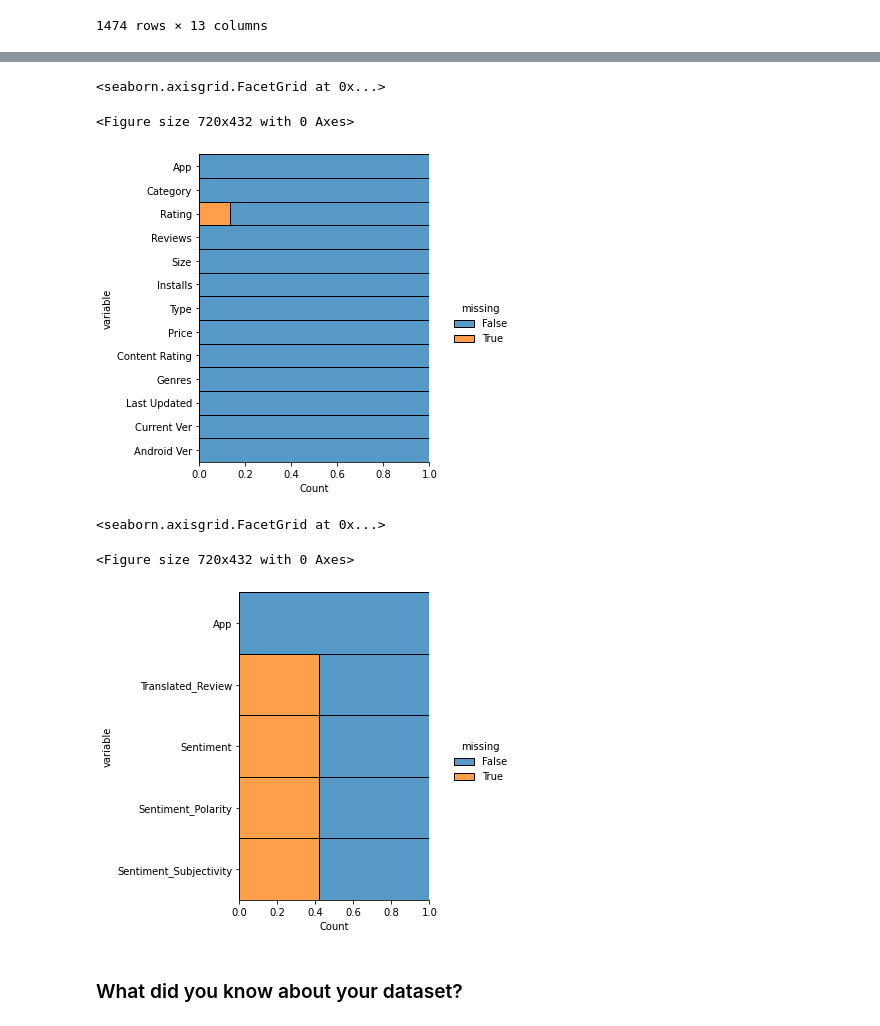
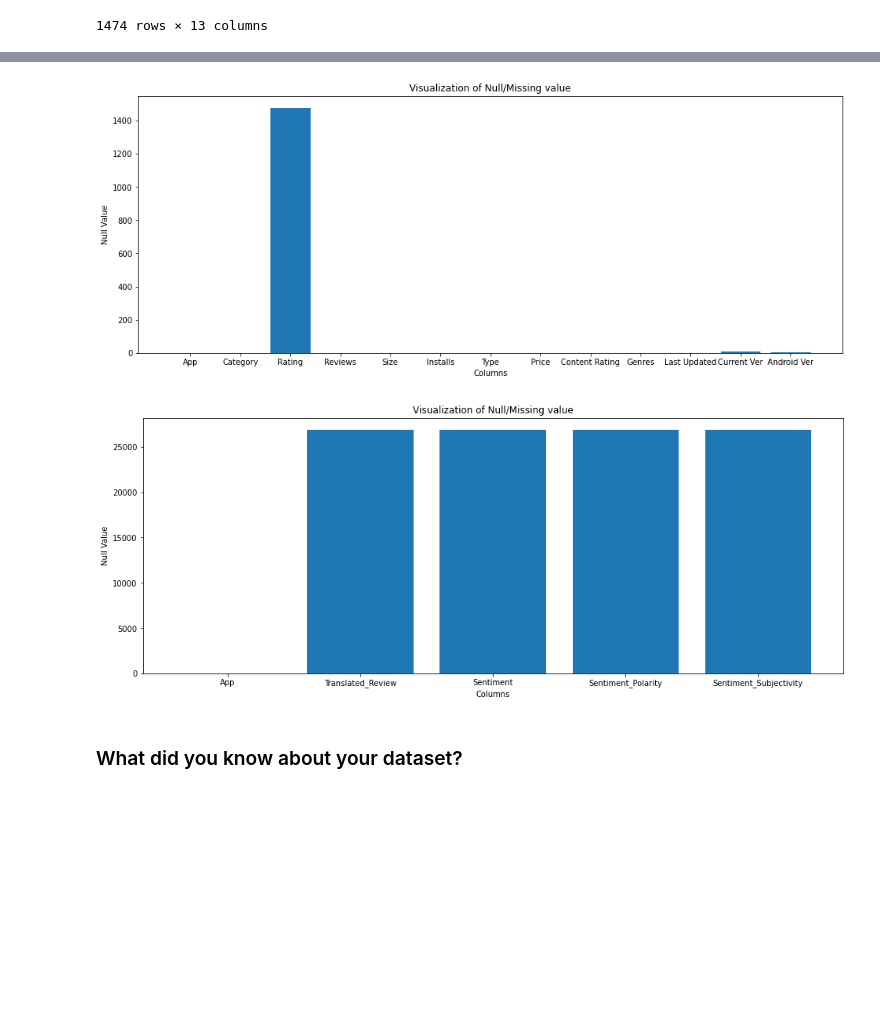
Before and after one commit to MayankDataScience/EDA_1_Data_Science, a Jupyter notebook: Play_store_app_review_analysis.ipynb, the cells around one changed output, grey strips where cells are left out. Drawn from its saved outputs; the diff is of its cells as text; code cells hidden in the pictures; blank space fills up the shorter version.

```diff
--- a/Play_store_app_review_analysis.ipynb
+++ b/Play_store_app_review_analysis.ipynb
@@ -239,29 +230,36 @@ df1[df1['Content Rating'].isna()]
 # %%
 # Visualizing the missing values
 #sns.heatmap(df1.isnull(),yticklabels=False,cbar=False)
-plt.figure(figsize=(10,6))
-sns.displot(
-    data=df1.isna().melt(value_name="missing"),
-    y="variable",
-    hue="missing",
-    multiple="fill"
-)
+plt.figure(figsize=(16,6))
+plt.bar(list(df1.columns),list(df1.isnull().sum()))
+plt.xlabel('Columns')
+plt.ylabel('Null Value')
+plt.title('Visualization of Null/Missing value')
+plt.show()
+# sns.displot(
+#     data=df1.isna().melt(value_name="missing"),
+#     y="variable",
+#     hue="missing",
+#     multiple="fill"
+# )
 # %% [output]
-<seaborn.axisgrid.FacetGrid at 0x...>
-<Figure size 720x432 with 0 Axes>
-[figure, old version]
+[figure, new version]
 # %%
-plt.figure(figsize=(10,6))
-sns.displot(
-    data=df2.isna().melt(value_name="missing"),
-    y="variable",
-    hue="missing",
-    multiple="fill"
-)
+plt.figure(figsize=(16,6))
+plt.bar(list(df2.columns),list(df2.isnull().sum()))
+plt.xlabel('Columns')
+plt.ylabel('Null Value')
+plt.title('Visualization of Null/Missing value')
+plt.show()
+# plt.figure(figsize=(10,6))
+# sns.displot(
+#     data=df2.isna().melt(value_name="missing"),
+#     y="variable",
+#     hue="missing",
+#     multiple="fill"
+# )
 # %% [output]
-<seaborn.axisgrid.FacetGrid at 0x...>
-<Figure size 720x432 with 0 Axes>
-[figure, old version]
+[figure, new version]
 # %% [markdown]
 ### What did you know about your dataset?
 # %% [markdown]
```
Also changed, not shown: parts of 76 cells of this notebook.
